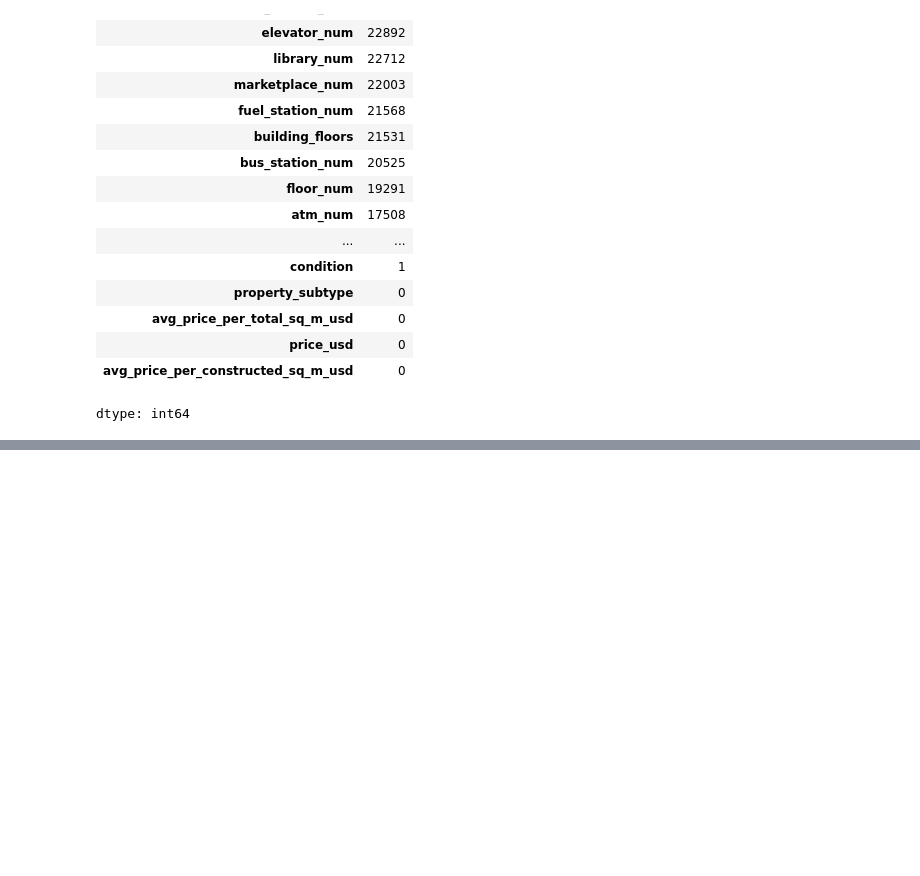
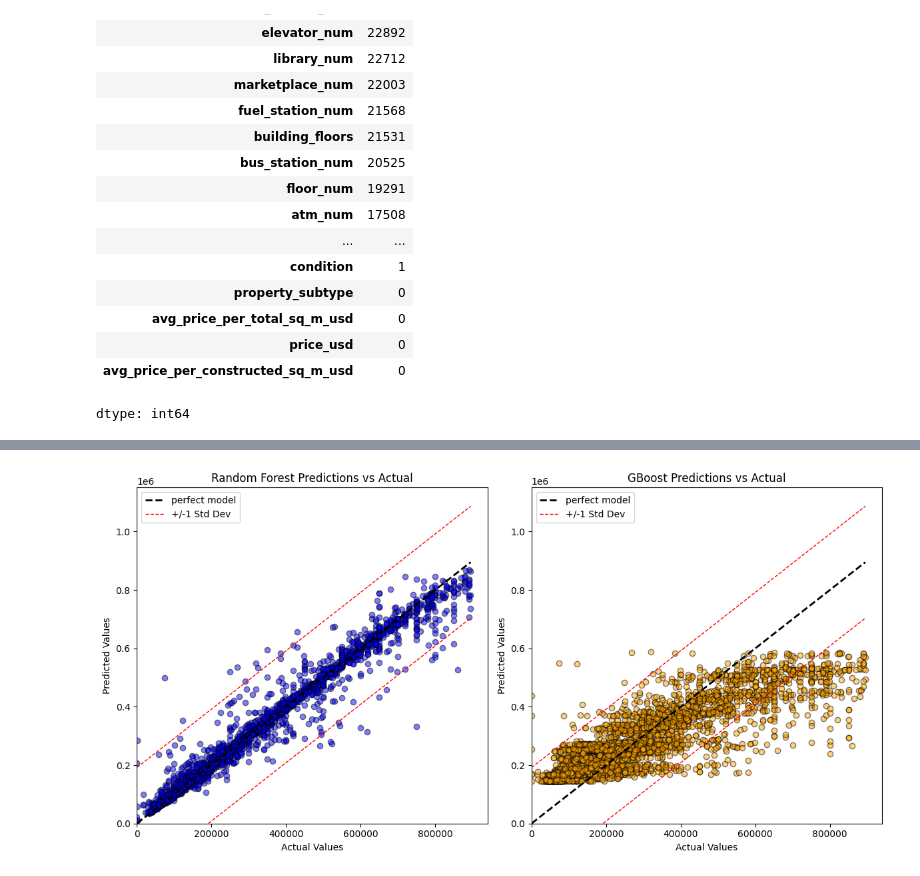
Before and after one commit to FernandoIGD12/UTEC_programming101, a Jupyter notebook: Intro_AI/proyecto_final_v2.0.ipynb, the cells around one changed output, grey strips where cells are left out. Drawn from its saved outputs; the diff is of its cells as text; code cells hidden in the pictures; blank space fills up the shorter version.

```diff
--- a/Intro_AI/proyecto_final_v2.0.ipynb
+++ b/Intro_AI/proyecto_final_v2.0.ipynb
@@ -264,0 +321,78 @@ sns.heatmap(df_final.corr(), annot = True, cmap = 'coolwarm')
+# %%
+#Experiments 3 and 4
+param_grid = {'pca__n_components': [3, 4, 5, 6, 7]}
+cv = KFold(n_splits=5, shuffle=True, random_state=42)
+
+############### -------------- Random-Forest --------------- ##############
+# Pipeline and parameter definition
+Input_rf = [('Scaler', StandardScaler()),  ('pca', PCA()), ('model',RandomForestRegressor(n_estimators = 150, random_state=42))]
+pipe_rf = Pipeline(Input_rf)
+# Model assembly
+grid_rf = GridSearchCV(estimator = pipe_rf, param_grid = param_grid, cv = cv, scoring = 'r2', n_jobs = -1)
+start_time_rf = time.time()
+grid_rf.fit(X_train, y_train)
+end_time_rf = time.time()
+rf_train_time = end_time_rf - start_time_rf
+y_pred_rf = grid_rf.predict(X_test)
+# Model evaluation
+print(f'Best number of principal components: {grid_rf.best_params_}')
+print(f'Random Forest training time: {rf_train_time: 0.3f} seconds')
+print(f'Random Forest mean-squared error: {mean_squared_error(y_test, y_pred_rf)}')
+print(f'Random Forest R2 score for training set: {grid_rf.score(X_train, y_train)}')
+print(f'Random Forest R2 score for testing set: {r2_score(y_test, y_pred_rf)}')
+print('\n')
+
+############### -------------- Gradient-Boosting --------------- ##############
+# Pipeline and parameter definition
+Input_gb = [('Scaler', StandardScaler()), ('pca', PCA()), ('model', GradientBoostingRegressor(random_state=42, n_estimators=150, learning_rate = 0.01, subsample = 0.8))]
+pipe_gb = Pipeline(Input_gb)
+# Model creation and fitting
+grid_gb = GridSearchCV(estimator = pipe_gb, param_grid = param_grid, cv = cv, scoring = 'r2', n_jobs = -1)
+start_time_gb = time.time()
+grid_gb.fit(X_train, y_train)
+end_time_gb = time.time()
+gb_train_time = end_time_gb - start_time_gb
+y_pred_gb = grid_gb.predict(X_test)
+
+# Model evaluation
+print(f'Best number of principal components: {grid_gb.best_params_}')
+print(f'Gradient Boosting training time: {gb_train_time}')
+print(f'Gradient Boosting mean-squared error: {mean_squared_error(y_test, y_pred_gb)}')
+print(f'Gradient Boosting R2 score for training set: {grid_gb.score(X_train, y_train)}')
+print(f'Gradient Boosting R2 score for testing set: {r2_score(y_test, y_pred_gb)}')
+print('\n')
+
+############### -------------- Results visualization --------------- ##############
+plt.figure(figsize=(12, 6))
+std_y = np.std(y_test)
+# Random Forest plot
+plt.subplot(1, 2, 1)
+plt.scatter(y_test, y_pred_rf, alpha=0.5, color="blue",ec='k')
+plt.plot([y_test.min(), y_test.max()], [y_test.min(), y_test.max()], 'k--', lw=2,label="perfect model")
+plt.plot([y_test.min(), y_test.max()], [y_test.min() + std_y, y_test.max() + std_y], 'r--', lw=1, label="+/-1 Std Dev")
+plt.plot([y_test.min(), y_test.max()], [y_test.min() - std_y, y_test.max() - std_y], 'r--', lw=1, )
+plt.ylim(0,)
+plt.title("Random Forest Predictions vs Actual")
+plt.xlabel("Actual Values")
+plt.ylabel("Predicted Values")
+plt.xlim(0, )
+plt.ylim(0, )
+plt.legend()
+
+# XGBoost plot
+plt.subplot(1, 2, 2)
+plt.scatter(y_test, y_pred_gb, alpha=0.5, color="orange",ec='k')
+plt.plot([y_test.min(), y_test.max()], [y_test.min(), y_test.max()], 'k--', lw=2,label="perfect model")
+plt.plot([y_test.min(), y_test.max()], [y_test.min() + std_y, y_test.max() + std_y], 'r--', lw=1, label="+/-1 Std Dev")
+plt.plot([y_test.min(), y_test.max()], [y_test.min() - std_y, y_test.max() - std_y], 'r--', lw=1, )
+plt.ylim(0,)
+plt.title("GBoost Predictions vs Actual")
+plt.xlabel("Actual Values")
+plt.ylabel("Predicted Values")
+plt.xlim(0,)
+plt.ylim(0, )
+plt.legend()
+plt.tight_layout()
+plt.savefig('rf_gb_actualvspred.png')
+plt.show()
+# %% [output]
@@ -264,0 +411 @@ sns.heatmap(df_final.corr(), annot = True, cmap = 'coolwarm')
+[figure, added]
```
Also changed, not shown: parts of 20 cells of this notebook.
